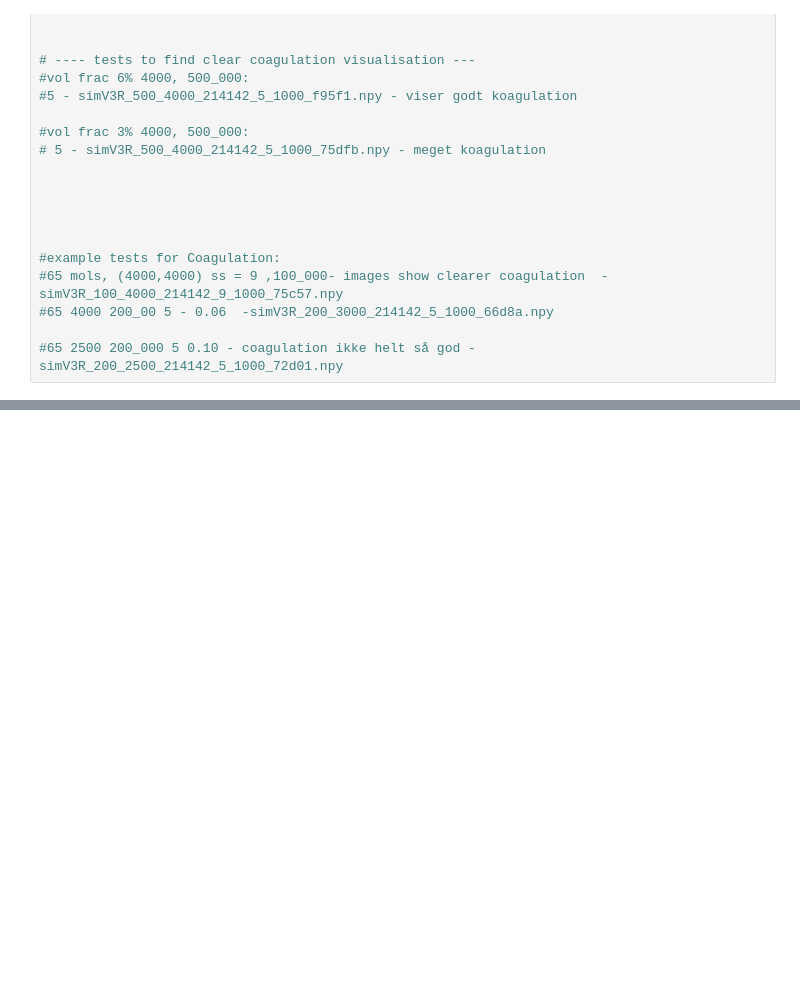
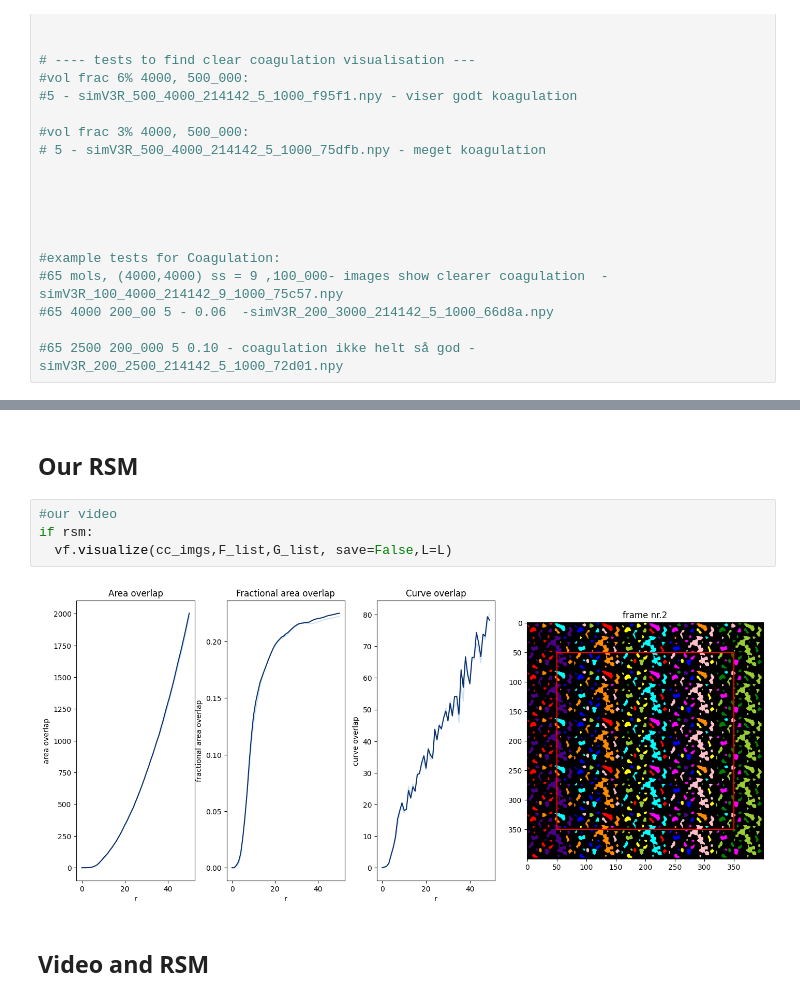
Before and after one commit to D-Gaard/MoleculeSim, a Jupyter notebook: visSimulation.ipynb, the cells around one changed output, grey strips where cells are left out. Cells and saved outputs as stored; diff of their text form; blank space fills up the shorter version.

```diff
--- a/visSimulation.ipynb
+++ b/visSimulation.ipynb
@@ -469,3 +442,13 @@ end area fraction ours: 0.28421875
+# %% [markdown]
+## Our RSM
+# %%
+#our video
+if rsm:
+  vf.visualize(cc_imgs,F_list,G_list, save=False,L=L)
+# %% [output]
+[figure, added]
+# %% [markdown]
+## Video and RSM
 # %%
 #info from the video:
 threshold2 = 0.3
```
Also changed, not shown: parts of 23 cells of this notebook, 6 other files.
